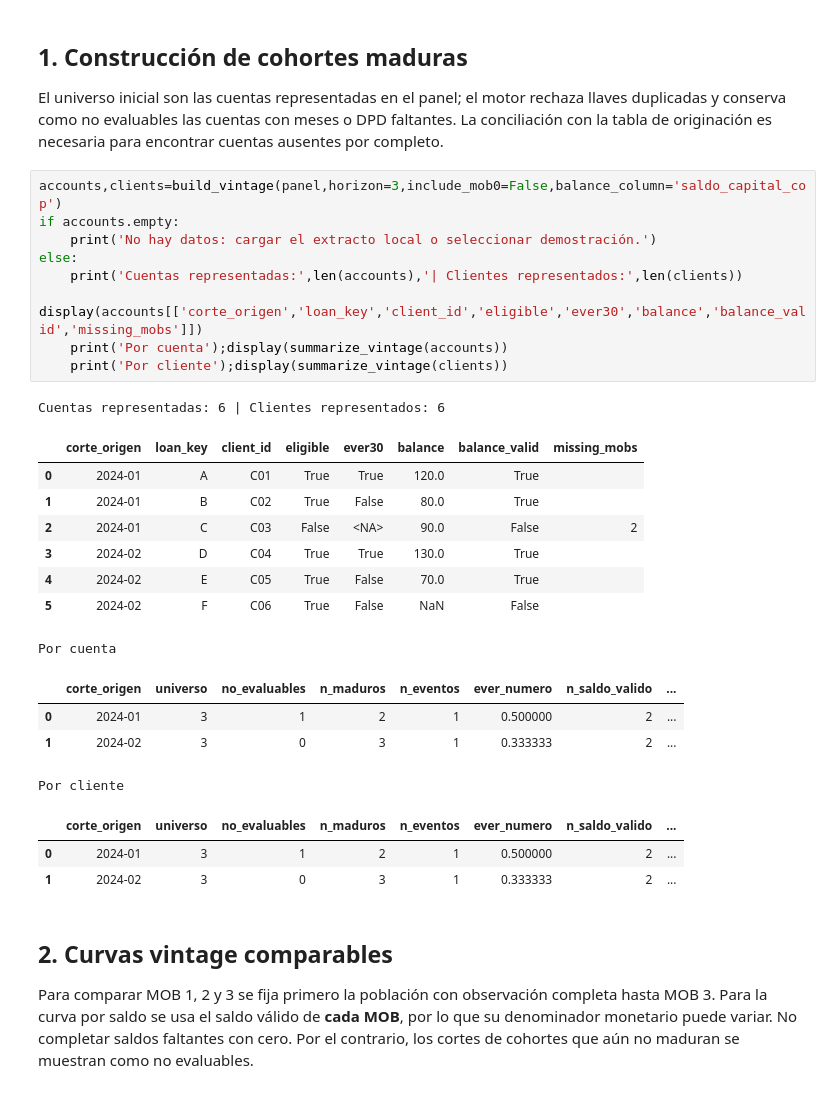
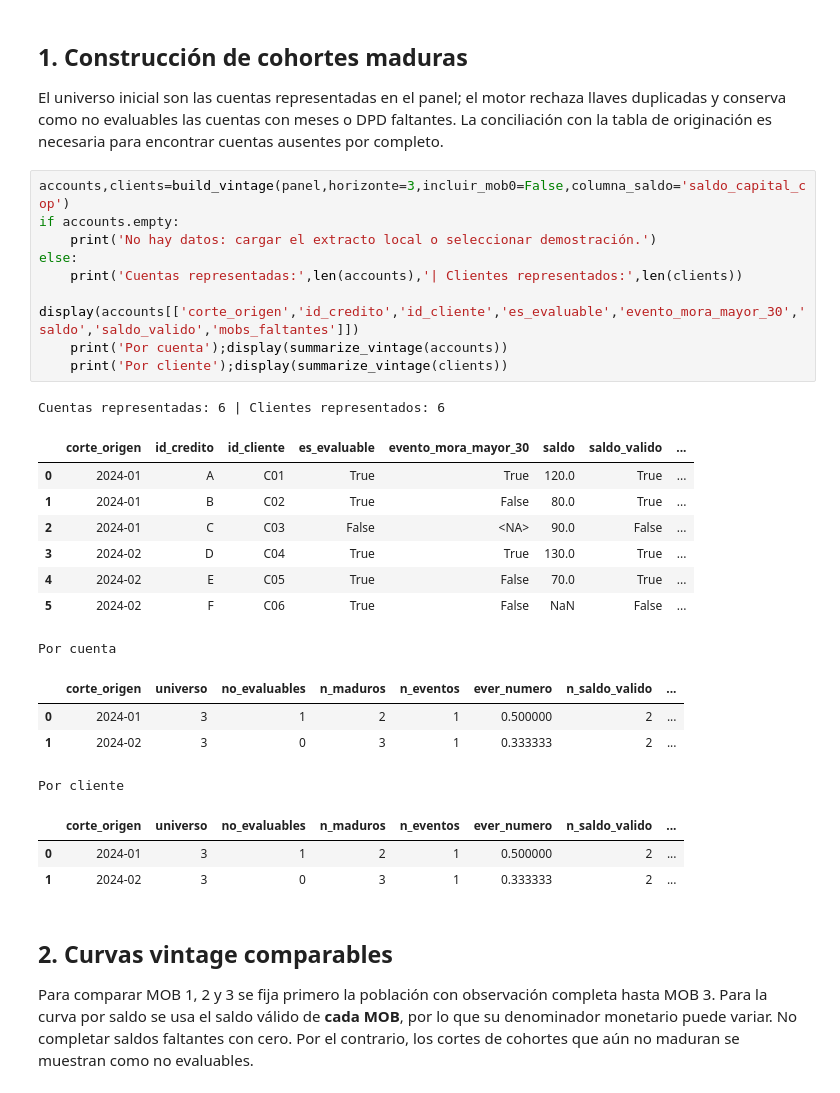
Before and after one commit to Jose85100/Portafolio, a Jupyter notebook: 03-financial-risk/01-credit-risk/credit-vintage-snapshot-lab/02_snapshots_y_cosechas.ipynb, the cells around one changed output. Cells and saved outputs as stored; diff of their text form.

Commit message:
Use Spanish business names in card vintage lab

```diff
--- a/03-financial-risk/01-credit-risk/credit-vintage-snapshot-lab/02_snapshots_y_cosechas.ipynb
+++ b/03-financial-risk/01-credit-risk/credit-vintage-snapshot-lab/02_snapshots_y_cosechas.ipynb
@@ -42,23 +42,23 @@ MODO: DEMOSTRACION — datos ficticios, no cartera real
 
 El universo inicial son las cuentas representadas en el panel; el motor rechaza llaves duplicadas y conserva como no evaluables las cuentas con meses o DPD faltantes. La conciliación con la tabla de originación es necesaria para encontrar cuentas ausentes por completo.
 # %%
-accounts,clients=build_vintage(panel,horizon=3,include_mob0=False,balance_column='saldo_capital_cop')
+accounts,clients=build_vintage(panel,horizonte=3,incluir_mob0=False,columna_saldo='saldo_capital_cop')
 if accounts.empty:
     print('No hay datos: cargar el extracto local o seleccionar demostración.')
 else:
     print('Cuentas representadas:',len(accounts),'| Clientes representados:',len(clients))
-    display(accounts[['corte_origen','loan_key','client_id','eligible','ever30','balance','balance_valid','missing_mobs']])
+    display(accounts[['corte_origen','id_credito','id_cliente','es_evaluable','evento_mora_mayor_30','saldo','saldo_valido','mobs_faltantes']])
     print('Por cuenta');display(summarize_vintage(accounts))
     print('Por cliente');display(summarize_vintage(clients))
 # %% [output]
 Cuentas representadas: 6 | Clientes representados: 6
-|  | corte_origen | loan_key | client_id | eligible | ever30 | balance | balance_valid | missing_mobs |
-| 0 | 2024-01 | A | C01 | True | True | 120.0 | True |  |
-| 1 | 2024-01 | B | C02 | True | False | 80.0 | True |  |
-| 2 | 2024-01 | C | C03 | False | <NA> | 90.0 | False | 2 |
-| 3 | 2024-02 | D | C04 | True | True | 130.0 | True |  |
-| 4 | 2024-02 | E | C05 | True | False | 70.0 | True |  |
-| 5 | 2024-02 | F | C06 | True | False | NaN | False |  |
+|  | corte_origen | id_credito | id_cliente | es_evaluable | evento_mora_mayor_30 | saldo | saldo_valido | ... |
+| 0 | 2024-01 | A | C01 | True | True | 120.0 | True | ... |
+| 1 | 2024-01 | B | C02 | True | False | 80.0 | True | ... |
+| 2 | 2024-01 | C | C03 | False | <NA> | 90.0 | False | ... |
+| 3 | 2024-02 | D | C04 | True | True | 130.0 | True | ... |
+| 4 | 2024-02 | E | C05 | True | False | 70.0 | True | ... |
+| 5 | 2024-02 | F | C06 | True | False | NaN | False | ... |
 Por cuenta
 |  | corte_origen | universo | no_evaluables | n_maduros | n_eventos | ever_numero | n_saldo_valido | ... |
 | 0 | 2024-01 | 3 | 1 | 2 | 1 | 0.500000 | 2 | ... |
```
Also changed, not shown: parts of 5 cells of this notebook, 22 other files.
